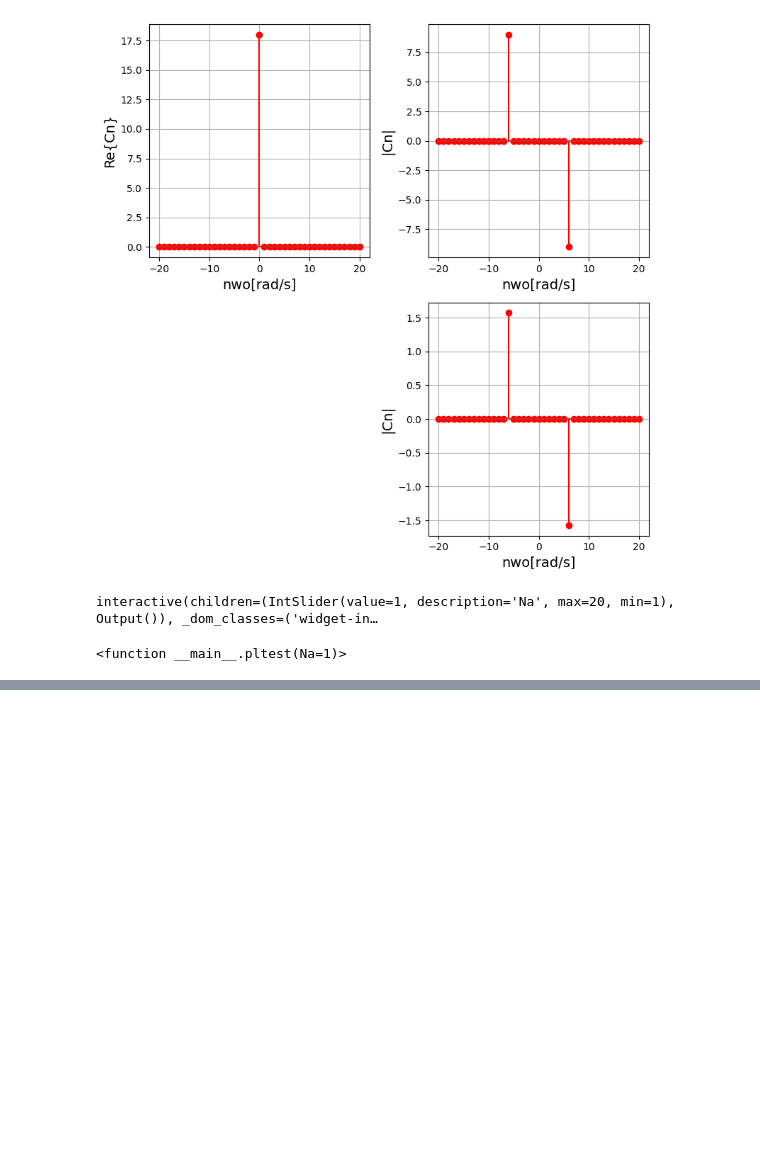
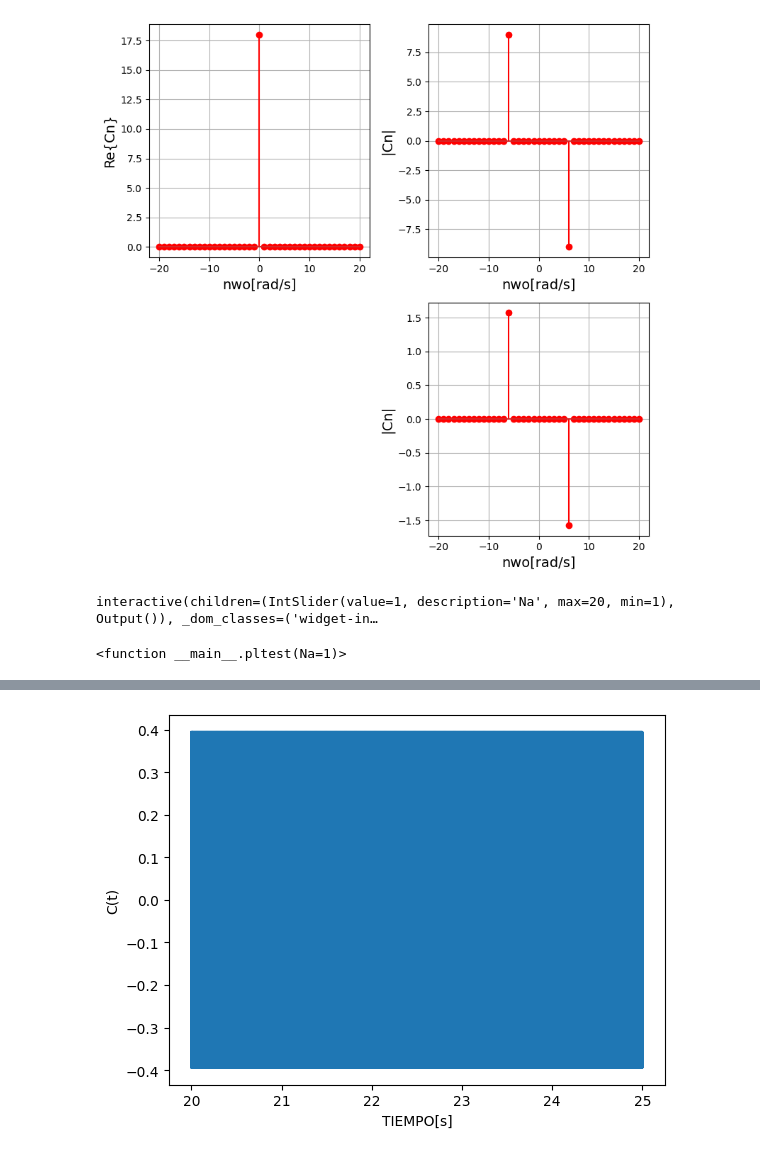
Before and after one commit to diegochaux/PARCIAL2, a Jupyter notebook: Parcial_2.ipynb, the cells around one changed output, grey strips where cells are left out. Saved outputs shown, nothing was run; the diff lists cells and outputs as text; code cells hidden in the pictures; blank space fills up the shorter version.

```diff
--- a/Parcial_2.ipynb
+++ b/Parcial_2.ipynb
@@ -110,0 +236,8 @@ interactive(children=(IntSlider(value=1, description='Na', max=20, min=1), Outpu
+# %%
+#Señal portadora en tiempo y frecuencia
+plt.plot(tt,c) #graficar señal mensaje en el tiempo
+plt.xlabel('TIEMPO[s]')
+plt.ylabel('C(t)')
+plt.show()
+# %% [output]
+[figure, added]
```
Also changed, not shown: parts of 18 cells of this notebook.
